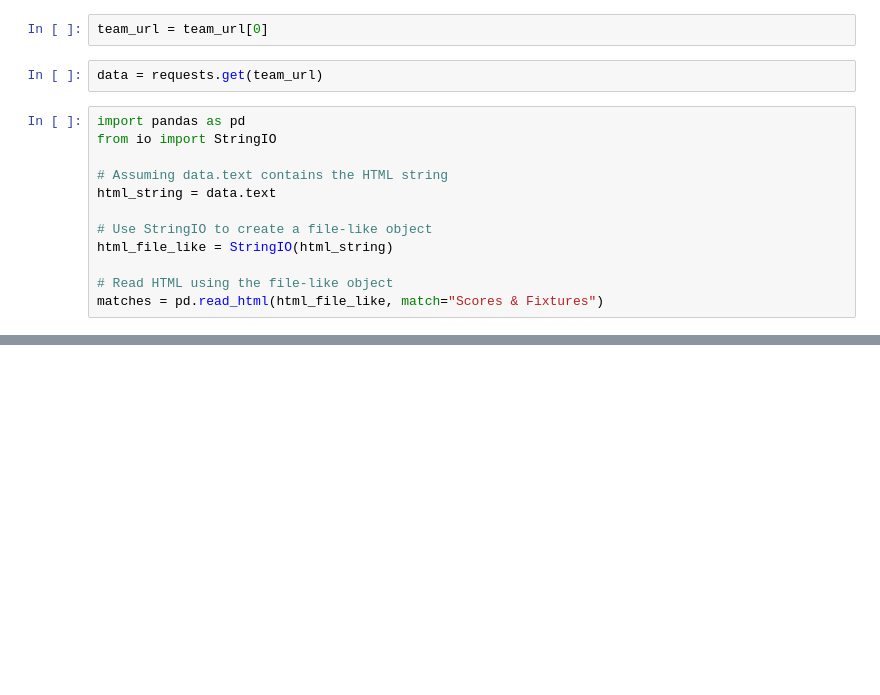
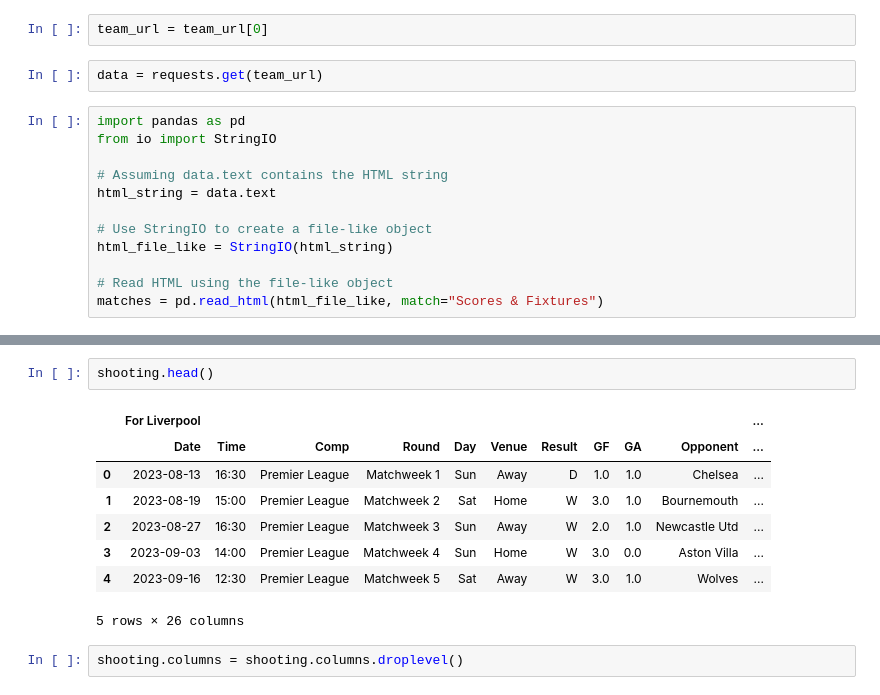
Before and after one commit to syedhamzasiff/epl-predictor, a Jupyter notebook: scraping/scraping.ipynb, the cells around one changed output, grey strips where cells are left out. Cells and saved outputs as stored; diff of their text form; blank space fills up the shorter version.

```diff
--- a/scraping/scraping.ipynb
+++ b/scraping/scraping.ipynb
@@ -36,0 +63,13 @@ matches = pd.read_html(html_file_like, match="Scores & Fixtures")
+# %%
+shooting.head()
+# %% [output]
+|  | For Liverpool |  |  |  |  |  |  |  |  |  | ... |
+|  | Date | Time | Comp | Round | Day | Venue | Result | GF | GA | Opponent | ... |
+| 0 | 2023-08-13 | 16:30 | Premier League | Matchweek 1 | Sun | Away | D | 1.0 | 1.0 | Chelsea | ... |
+| 1 | 2023-08-19 | 15:00 | Premier League | Matchweek 2 | Sat | Home | W | 3.0 | 1.0 | Bournemouth | ... |
+| 2 | 2023-08-27 | 16:30 | Premier League | Matchweek 3 | Sun | Away | W | 2.0 | 1.0 | Newcastle Utd | ... |
+| 3 | 2023-09-03 | 14:00 | Premier League | Matchweek 4 | Sun | Home | W | 3.0 | 0.0 | Aston Villa | ... |
+| 4 | 2023-09-16 | 12:30 | Premier League | Matchweek 5 | Sat | Away | W | 3.0 | 1.0 | Wolves | ... |
+5 rows × 26 columns
+# %%
+shooting.columns = shooting.columns.droplevel()
```
Also changed, not shown: parts of 22 cells of this notebook.
